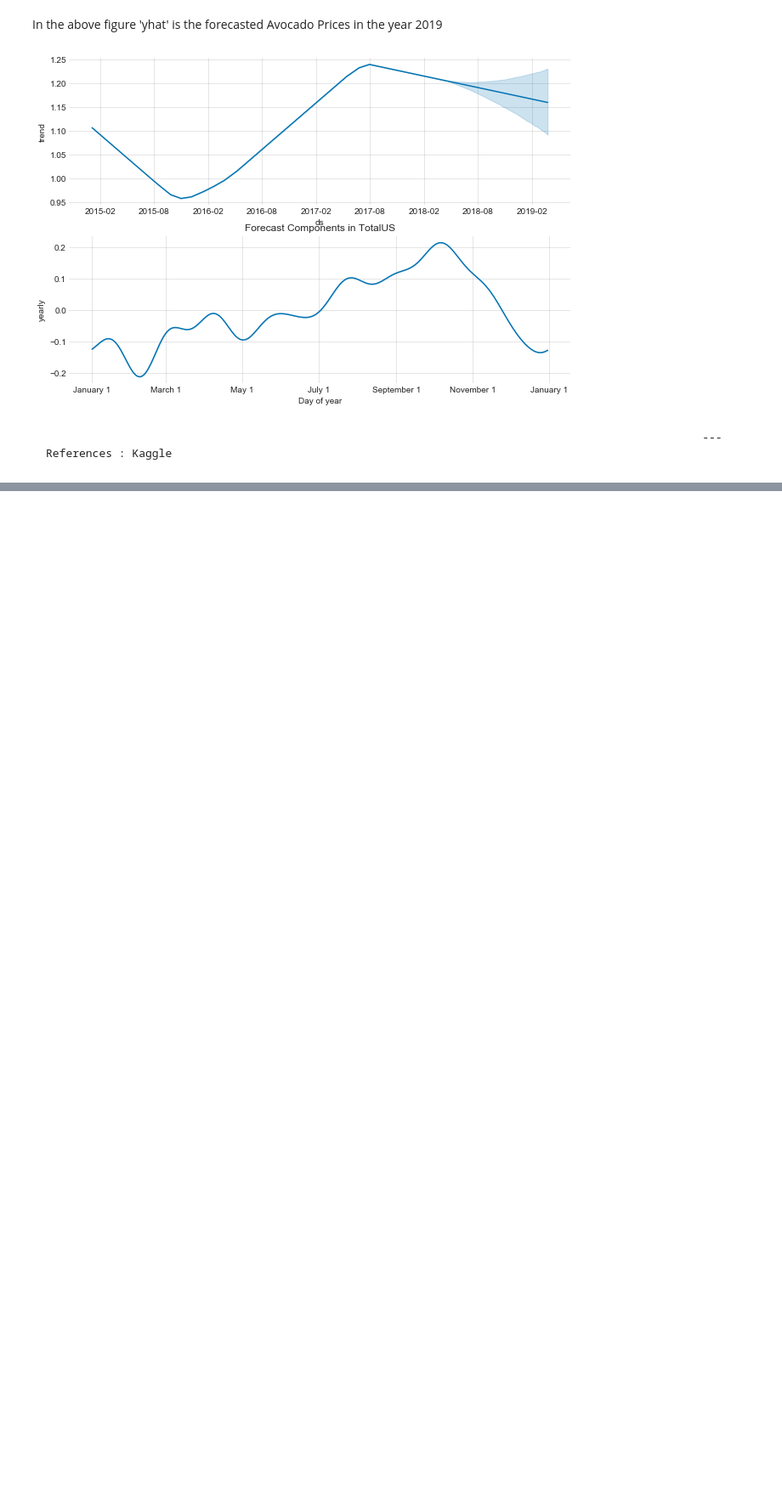
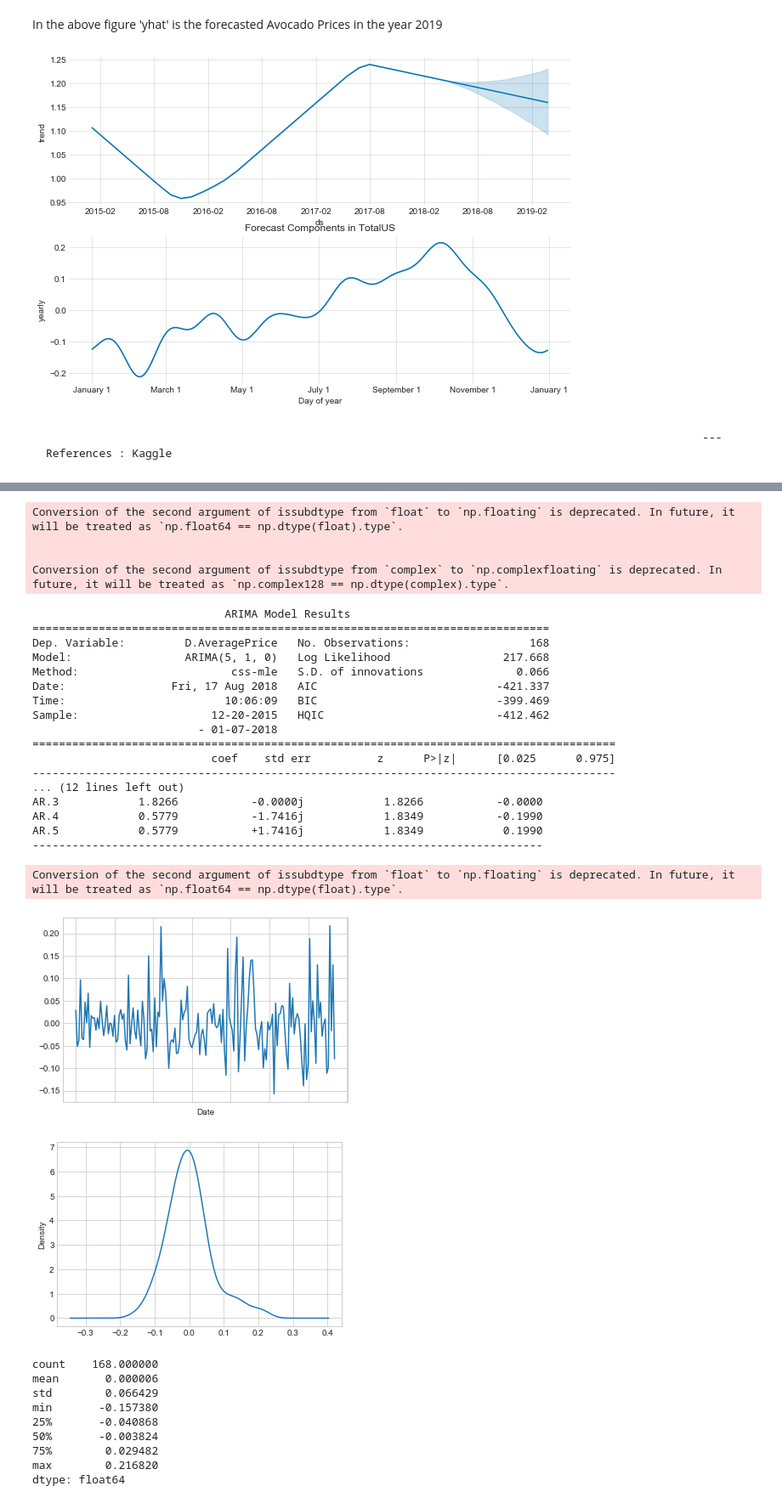
Before and after one commit to shreyanshissingh/AvocadoPrices, a Jupyter notebook: Avocado Price Forecast.ipynb, the cells around one changed output, grey strips where cells are left out. Shown at 85% size. Drawn from its saved outputs; the diff is of its cells as text; code cells hidden in the pictures; blank space fills up the shorter version.

```diff
--- a/Avocado Price Forecast.ipynb
+++ b/Avocado Price Forecast.ipynb
@@ -124,0 +162,45 @@ plt.show()
+# %%
+model = ARIMA(df3, order=(5,1,0))
+model_fit = model.fit(disp=0)
+print(model_fit.summary())
+# plot residual errors
+residuals = (model_fit.resid)
+residuals.plot()
+plt.show()
+residuals.plot(kind='kde')
+plt.show()
+print(residuals.describe())
+# %% [output]
+Conversion of the second argument of issubdtype from `float` to `np.floating` is deprecated. In future, it will be treated as `np.float64 == np.dtype(float).type`.
+
+
+Conversion of the second argument of issubdtype from `complex` to `np.complexfloating` is deprecated. In future, it will be treated as `np.complex128 == np.dtype(complex).type`.
+                             ARIMA Model Results
+==============================================================================
+Dep. Variable:         D.AveragePrice   No. Observations:                  168
+Model:                 ARIMA(5, 1, 0)   Log Likelihood                 217.668
+Method:                       css-mle   S.D. of innovations              0.066
+Date:                Fri, 17 Aug 2018   AIC                           -421.337
+Time:                        10:06:09   BIC                           -399.469
+Sample:                    12-20-2015   HQIC                          -412.462
+                         - 01-07-2018
+========================================================================================
+                           coef    std err          z      P>|z|      [0.025      0.975]
+----------------------------------------------------------------------------------------
+... (12 lines left out)
+AR.3            1.8266           -0.0000j            1.8266           -0.0000
+AR.4            0.5779           -1.7416j            1.8349           -0.1990
+AR.5            0.5779           +1.7416j            1.8349            0.1990
+-----------------------------------------------------------------------------
+Conversion of the second argument of issubdtype from `float` to `np.floating` is deprecated. In future, it will be treated as `np.float64 == np.dtype(float).type`.
+[figure, added]
+[figure, added]
+count    168.000000
+mean       0.000006
+std        0.066429
+min       -0.157380
+25%       -0.040868
+50%       -0.003824
+75%        0.029482
+max        0.216820
+dtype: float64
```
Also changed, not shown: parts of 8 cells of this notebook.
